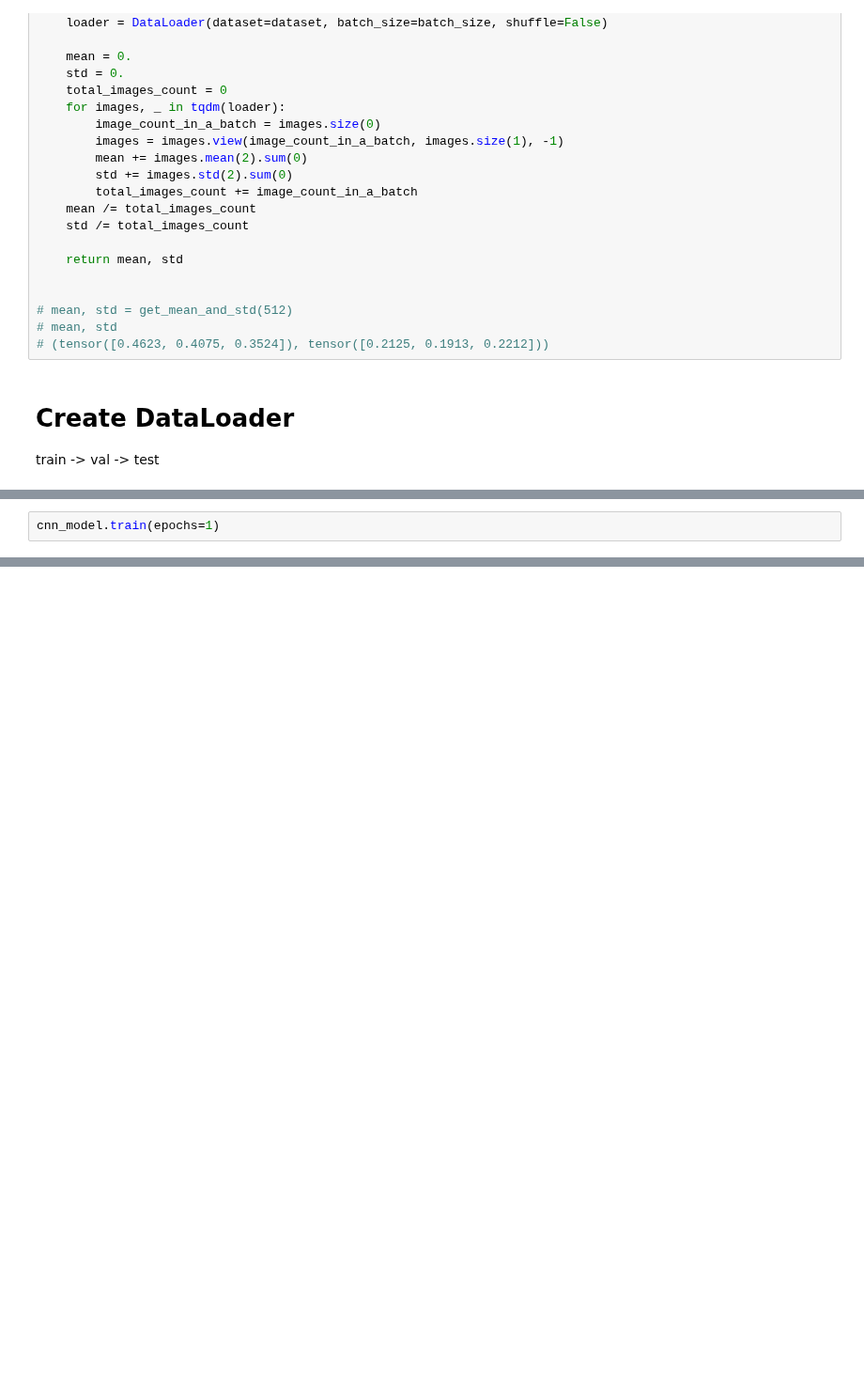
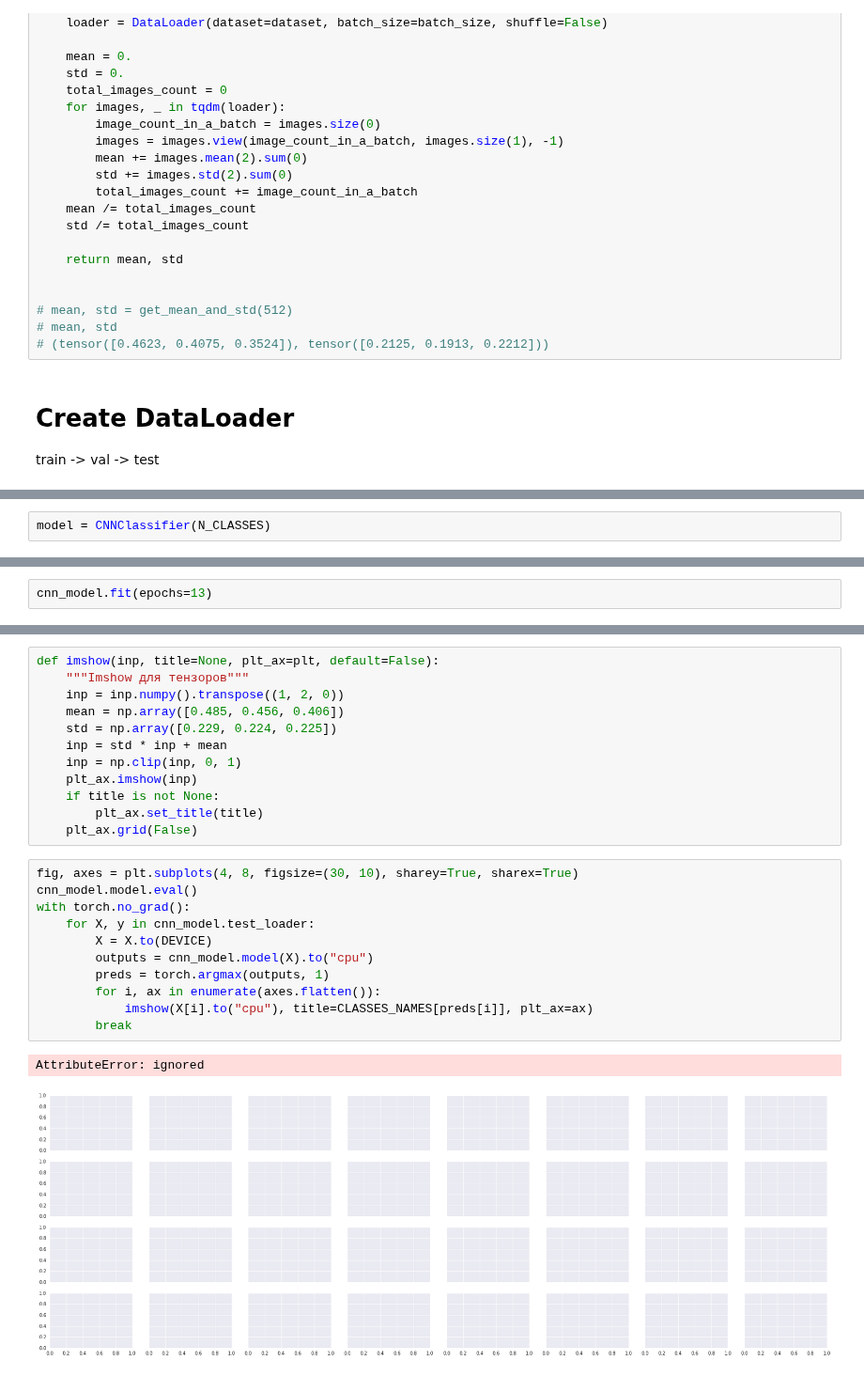
Before and after one commit to Felecort/DLS-Rush, a Jupyter notebook: DLS/14_homework/simpsons_classification.ipynb, the cells around one changed output, grey strips where cells are left out. Shown at 94% size. Drawn from its saved outputs; the diff is of its cells as text; blank space fills up the shorter version.

Commit message:
finally model constructer

```diff
--- a/DLS/14_homework/simpsons_classification.ipynb
+++ b/DLS/14_homework/simpsons_classification.ipynb
@@ -356,0 +492,2 @@ cnn_model = FitModel(model, BATCH_SIZE)
+# %%
+model = CNNClassifier(N_CLASSES)
@@ -357,2 +496,2 @@ cnn_model = FitModel(model, BATCH_SIZE)
 # %%
-cnn_model.train(epochs=1)
+cnn_model.fit(epochs=13)
@@ -373,0 +511,26 @@ plt.plot(cnn_model.history["valid_loss"]);
+# %%
+def imshow(inp, title=None, plt_ax=plt, default=False):
+    """Imshow для тензоров"""
+    inp = inp.numpy().transpose((1, 2, 0))
+    mean = np.array([0.485, 0.456, 0.406])
+    std = np.array([0.229, 0.224, 0.225])
+    inp = std * inp + mean
+    inp = np.clip(inp, 0, 1)
+    plt_ax.imshow(inp)
+    if title is not None:
+        plt_ax.set_title(title)
+    plt_ax.grid(False)
+# %%
+fig, axes = plt.subplots(4, 8, figsize=(30, 10), sharey=True, sharex=True)
+cnn_model.model.eval()
+with torch.no_grad():
+    for X, y in cnn_model.test_loader:
+        X = X.to(DEVICE)
+        outputs = cnn_model.model(X).to("cpu")
+        preds = torch.argmax(outputs, 1)
+        for i, ax in enumerate(axes.flatten()):
+            imshow(X[i].to("cpu"), title=CLASSES_NAMES[preds[i]], plt_ax=ax)
+        break
+# %% [output]
+AttributeError: ignored
+[figure, added]
```
Also changed, not shown: parts of 27 cells of this notebook.
